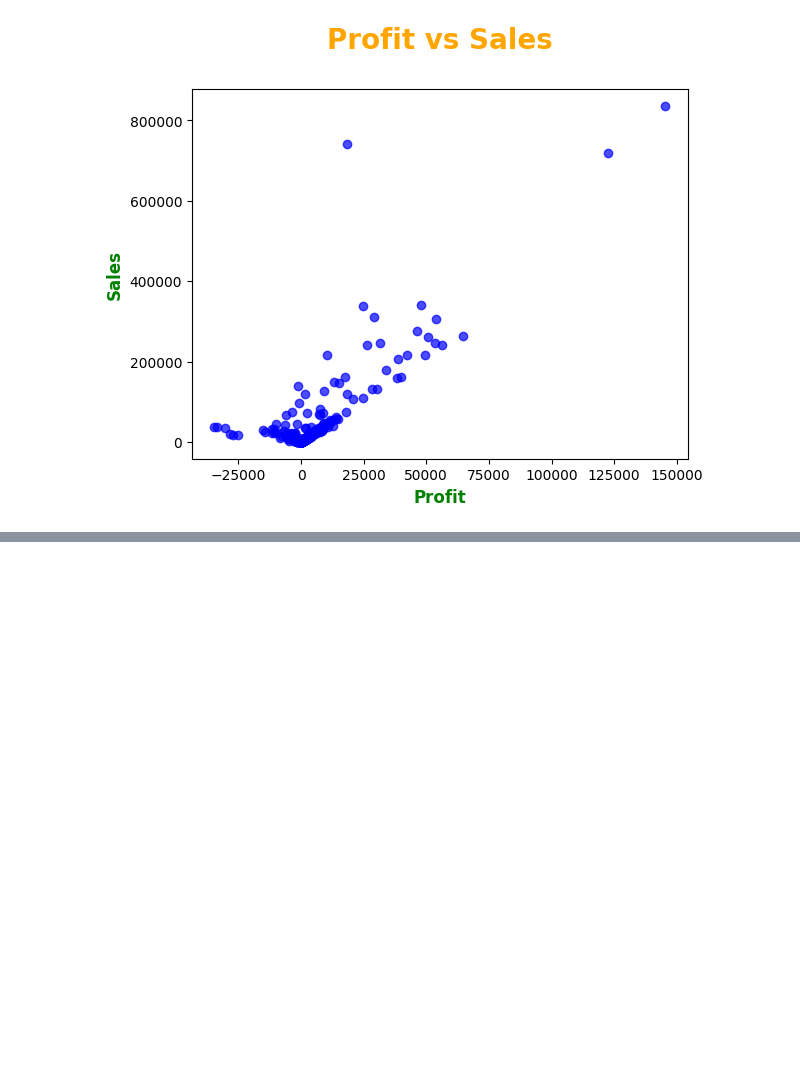
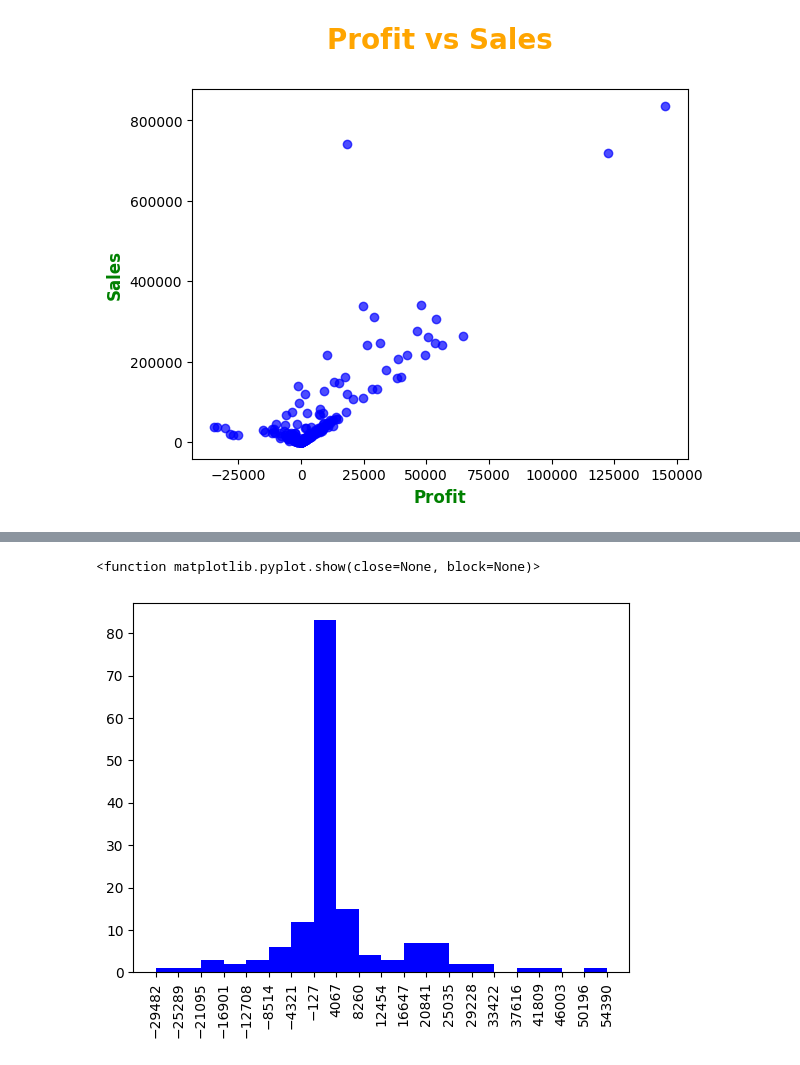
Before and after one commit to AsifVirani5/Project-Matplotlib-Seaborn-DataVisualization, a Jupyter notebook: Matplotlib - Interview Questions & Answers.ipynb, the cells around one changed output, grey strips where cells are left out. Cells and saved outputs as stored; diff of their text form; code cells hidden in the pictures; blank space fills up the shorter version.

```diff
--- a/Matplotlib - Interview Questions & Answers.ipynb
+++ b/Matplotlib - Interview Questions & Answers.ipynb
@@ -64,0 +113,9 @@ Text(0, 0.5, 'Sales')
+# %%
+# histogram returns three values: n, bins, patches
+
+out1, bins, out3 = plt.hist(profit, bins = 20, color = 'blue') # histtype is used to change the type of histogram, bins is used to change the number of bins, color is used to change the color of the histogram, alpha is used to adjust the transparency of the histogram
+plt.xticks(bins, rotation = 90) # to rotate the x-axis labels
+plt .show
+# %% [output]
+<function matplotlib.pyplot.show(close=None, block=None)>
+[figure, added]
```
Also changed, not shown: parts of 36 cells of this notebook, 2 other files.
